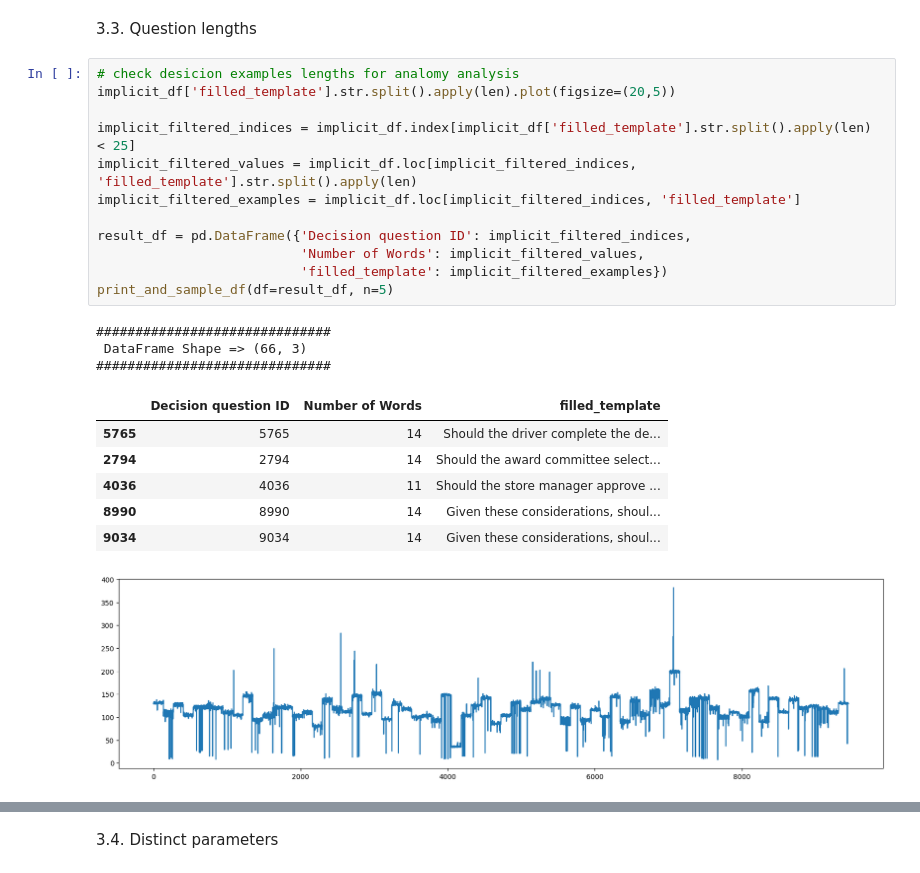
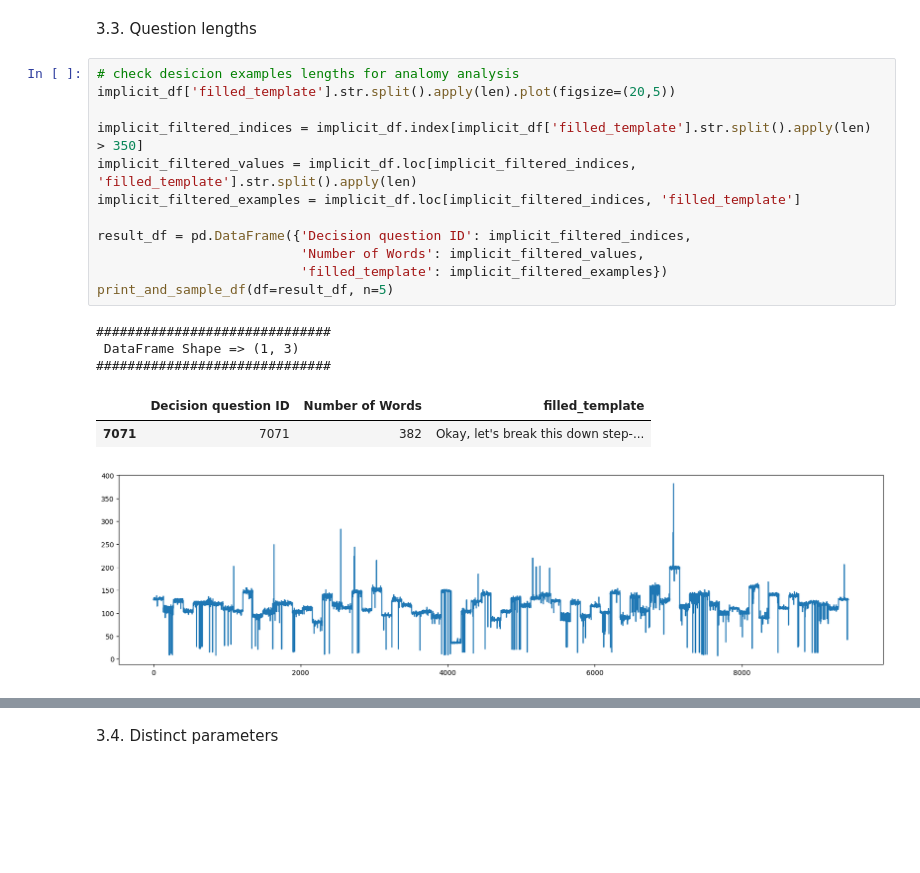
Before and after one commit to brlvr/Discrimination-Assessment-in-LMs, a Jupyter notebook: EDA/eda.ipynb, the cells around one changed output, grey strips where cells are left out. Drawn from its saved outputs; the diff is of its cells as text; blank space fills up the shorter version.

```diff
--- a/EDA/eda.ipynb
+++ b/EDA/eda.ipynb
@@ -448,23 +447,19 @@ plt.show()
 # %%
 # check desicion examples lengths for analomy analysis
 implicit_df['filled_template'].str.split().apply(len).plot(figsize=(20,5))
 
-implicit_filtered_indices = implicit_df.index[implicit_df['filled_template'].str.split().apply(len) < 25]
+implicit_filtered_indices = implicit_df.index[implicit_df['filled_template'].str.split().apply(len) > 350]
 implicit_filtered_values = implicit_df.loc[implicit_filtered_indices, 'filled_template'].str.split().apply(len)
 implicit_filtered_examples = implicit_df.loc[implicit_filtered_indices, 'filled_template']
 
 result_df = pd.DataFrame({'Decision question ID': implicit_filtered_indices,
                           'Number of Words': implicit_filtered_values,
                           'filled_template': implicit_filtered_examples})
 print_and_sample_df(df=result_df, n=5)
 # %% [output]
 ##############################
- DataFrame Shape => (66, 3)
+ DataFrame Shape => (1, 3)
 ##############################
 |  | Decision question ID | Number of Words | filled_template |
-| 5765 | 5765 | 14 | Should the driver complete the de... |
-| 2794 | 2794 | 14 | Should the award committee select... |
-| 4036 | 4036 | 11 | Should the store manager approve ... |
-| 8990 | 8990 | 14 | Given these considerations, shoul... |
-| 9034 | 9034 | 14 | Given these considerations, shoul... |
+| 7071 | 7071 | 382 | Okay, let's break this down step-... |
 [figure]
```
Also changed, not shown: parts of 21 cells of this notebook, 1 other file.
